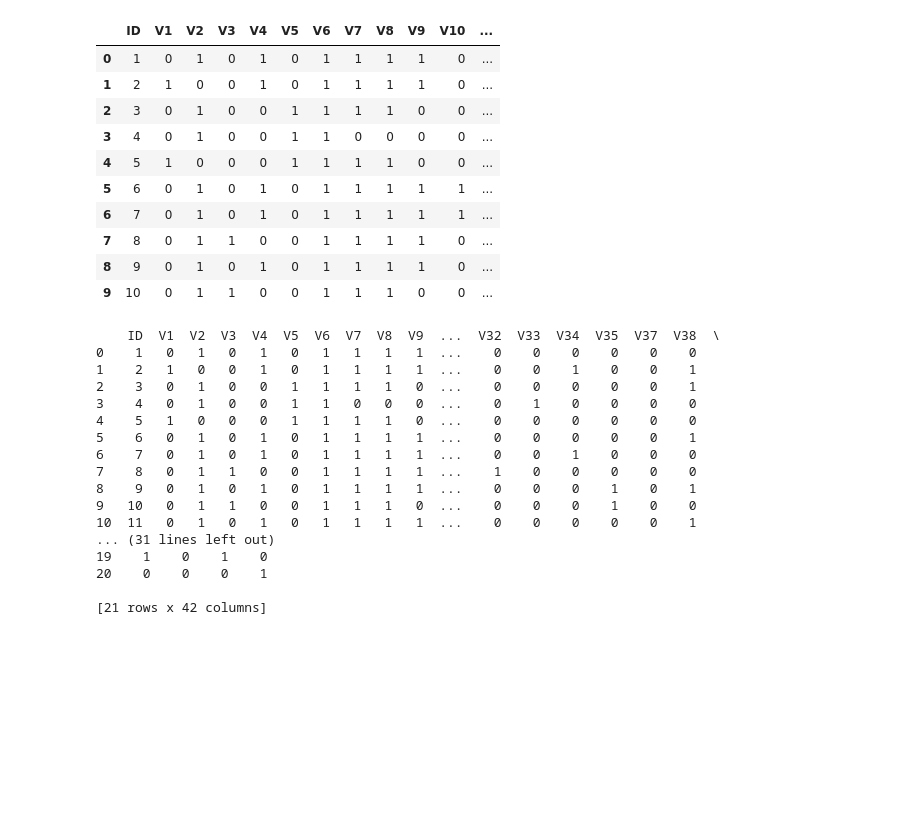
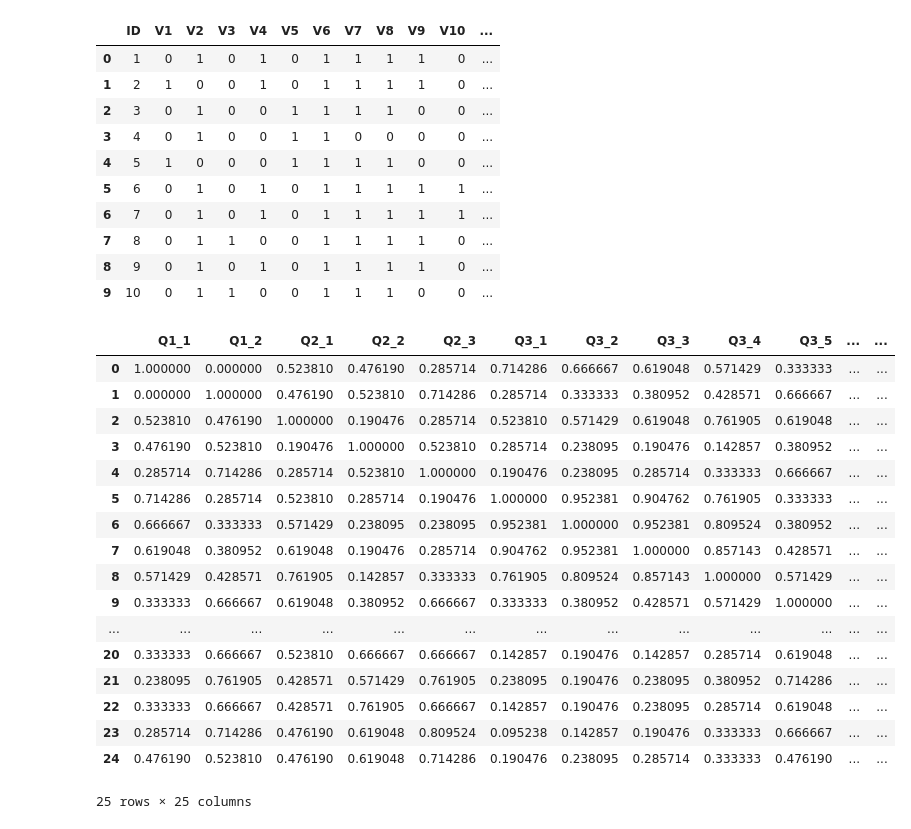
Before and after one commit to Amirmadjour/tab_de_codage, a Jupyter notebook: and_tp1_presentation.ipynb, the cells around one changed output. Drawn from its saved outputs; the diff is of its cells as text; code cells hidden in the pictures; blank space fills up the shorter version.

Commit message:
Tab de distance

```diff
--- a/and_tp1_presentation.ipynb
+++ b/and_tp1_presentation.ipynb
@@ -218,24 +218,49 @@ styled_table
 | 8 | 9 | 0 | 1 | 0 | 1 | 0 | 1 | 1 | 1 | 1 | 0 | ... |
 | 9 | 10 | 0 | 1 | 1 | 0 | 0 | 1 | 1 | 1 | 0 | 0 | ... |
 # %%
-tab_distance = pd.read_csv('CODING_TABLE.csv')
+def tab_de_distance(file):
 
-print(tab_distance)
+  tab_codage = pd.read_csv(file)
+
+  # Mesure de ressemblance
+
+  rows = len(tab_codage.columns)
+  columns = tab_codage.columns
+  tab_de_distance = pd.DataFrame(np.zeros((rows, len(columns))), columns=columns)
+
+  def calcRessemblance(a, b):
+    resultat = 0
+    for i in range(0, len(a)):
+      if(a[i] == b[i]):
+        resultat += 1
+    return resultat/len(a)
+
+
+  for i in range(0, len(tab_codage.columns)):
+    for j in range(0, len(tab_codage.columns)):
+      tab_de_distance.iloc[i, j] =(calcRessemblance(tab_codage.iloc[:, i], tab_codage.iloc[:, j]))
+
+  return tab_de_distance
+
+tab_codage = './backend/coding_table/tableau_de_codage.csv'
+
+tab_de_distance(tab_codage)
 # %% [output]
+|  | Q1_1 | Q1_2 | Q2_1 | Q2_2 | Q2_3 | Q3_1 | Q3_2 | Q3_3 | Q3_4 | Q3_5 | ... | ... |
+| 0 | 1.000000 | 0.000000 | 0.523810 | 0.476190 | 0.285714 | 0.714286 | 0.666667 | 0.619048 | 0.571429 | 0.333333 | ... | ... |
+| 1 | 0.000000 | 1.000000 | 0.476190 | 0.523810 | 0.714286 | 0.285714 | 0.333333 | 0.380952 | 0.428571 | 0.666667 | ... | ... |
+| 2 | 0.523810 | 0.476190 | 1.000000 | 0.190476 | 0.285714 | 0.523810 | 0.571429 | 0.619048 | 0.761905 | 0.619048 | ... | ... |
+| 3 | 0.476190 | 0.523810 | 0.190476 | 1.000000 | 0.523810 | 0.285714 | 0.238095 | 0.190476 | 0.142857 | 0.380952 | ... | ... |
+| 4 | 0.285714 | 0.714286 | 0.285714 | 0.523810 | 1.000000 | 0.190476 | 0.238095 | 0.285714 | 0.333333 | 0.666667 | ... | ... |
+| 5 | 0.714286 | 0.285714 | 0.523810 | 0.285714 | 0.190476 | 1.000000 | 0.952381 | 0.904762 | 0.761905 | 0.333333 | ... | ... |
+| 6 | 0.666667 | 0.333333 | 0.571429 | 0.238095 | 0.238095 | 0.952381 | 1.000000 | 0.952381 | 0.809524 | 0.380952 | ... | ... |
+| 7 | 0.619048 | 0.380952 | 0.619048 | 0.190476 | 0.285714 | 0.904762 | 0.952381 | 1.000000 | 0.857143 | 0.428571 | ... | ... |
+| 8 | 0.571429 | 0.428571 | 0.761905 | 0.142857 | 0.333333 | 0.761905 | 0.809524 | 0.857143 | 1.000000 | 0.571429 | ... | ... |
+| 9 | 0.333333 | 0.666667 | 0.619048 | 0.380952 | 0.666667 | 0.333333 | 0.380952 | 0.428571 | 0.571429 | 1.000000 | ... | ... |
+| ... | ... | ... | ... | ... | ... | ... | ... | ... | ... | ... | ... | ... |
+| 20 | 0.333333 | 0.666667 | 0.523810 | 0.666667 | 0.666667 | 0.142857 | 0.190476 | 0.142857 | 0.285714 | 0.619048 | ... | ... |
+| 21 | 0.238095 | 0.761905 | 0.428571 | 0.571429 | 0.761905 | 0.238095 | 0.190476 | 0.238095 | 0.380952 | 0.714286 | ... | ... |
+| 22 | 0.333333 | 0.666667 | 0.428571 | 0.761905 | 0.666667 | 0.142857 | 0.190476 | 0.238095 | 0.285714 | 0.619048 | ... | ... |
+| 23 | 0.285714 | 0.714286 | 0.476190 | 0.619048 | 0.809524 | 0.095238 | 0.142857 | 0.190476 | 0.333333 | 0.666667 | ... | ... |
+| 24 | 0.476190 | 0.523810 | 0.476190 | 0.619048 | 0.714286 | 0.190476 | 0.238095 | 0.285714 | 0.333333 | 0.476190 | ... | ... |
-    ID  V1  V2  V3  V4  V5  V6  V7  V8  V9  ...  V32  V33  V34  V35  V37  V38  \
-0    1   0   1   0   1   0   1   1   1   1  ...    0    0    0    0    0    0
-1    2   1   0   0   1   0   1   1   1   1  ...    0    0    1    0    0    1
-2    3   0   1   0   0   1   1   1   1   0  ...    0    0    0    0    0    1
-3    4   0   1   0   0   1   1   0   0   0  ...    0    1    0    0    0    0
-4    5   1   0   0   0   1   1   1   1   0  ...    0    0    0    0    0    0
-5    6   0   1   0   1   0   1   1   1   1  ...    0    0    0    0    0    1
-6    7   0   1   0   1   0   1   1   1   1  ...    0    0    1    0    0    0
-7    8   0   1   1   0   0   1   1   1   1  ...    1    0    0    0    0    0
-8    9   0   1   0   1   0   1   1   1   1  ...    0    0    0    1    0    1
-9   10   0   1   1   0   0   1   1   1   0  ...    0    0    0    1    0    0
-10  11   0   1   0   1   0   1   1   1   1  ...    0    0    0    0    0    1
-... (31 lines left out)
-19    1    0    1    0
-20    0    0    0    1
-
-[21 rows x 42 columns]
+25 rows × 25 columns
```
